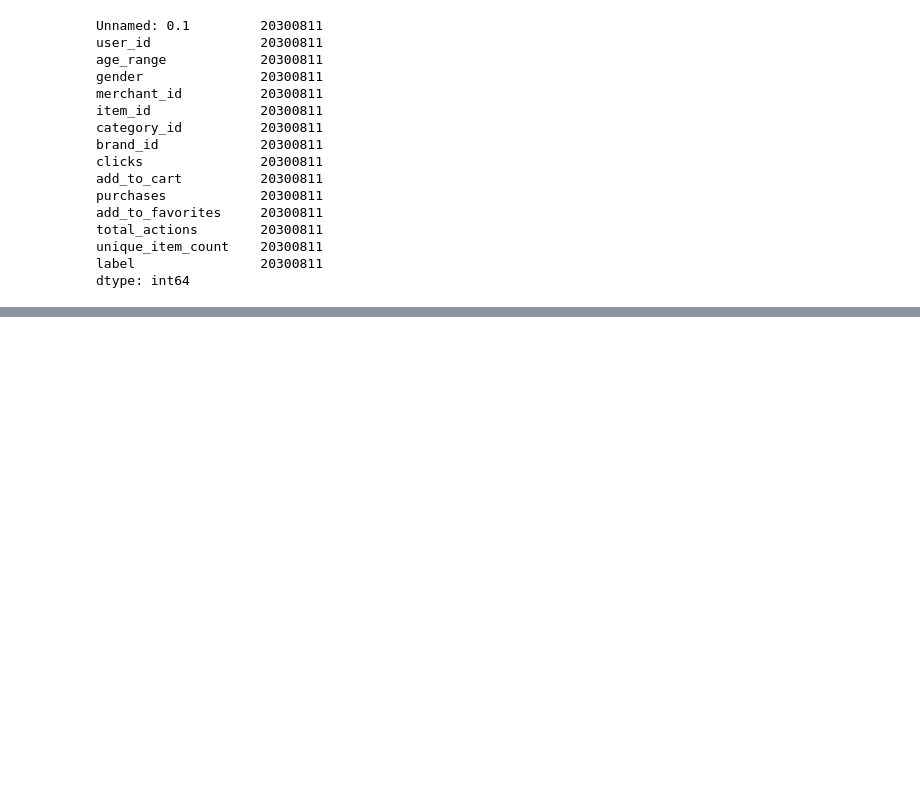
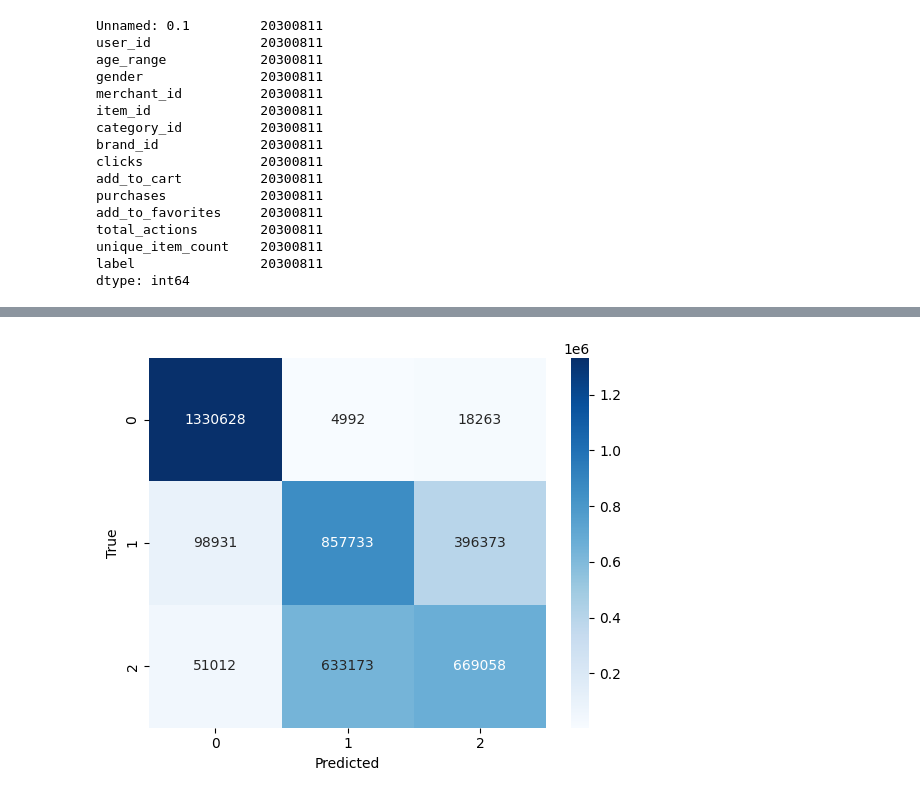
Before and after one commit to LINDAINES213/Proyecto2DS, a Jupyter notebook: Proyecto2.ipynb, the cells around one changed output, grey strips where cells are left out. Cells and saved outputs as stored; diff of their text form; code cells hidden in the pictures; blank space fills up the shorter version.

Commit message:
Modelo de Regresión Logística

```diff
--- a/Proyecto2.ipynb
+++ b/Proyecto2.ipynb
@@ -112,3 +112,102 @@ dataTrain.describe()
 | 50% | 3.513432e+06 | 2.122770e+05 | 3.000000e+00 | 0.000000e+00 | 2.492000e+03 | 5.548880e+05 | 8.490000e+02 | 4.073000e+03 | 4.000000e+00 | ... |
 | 75% | 5.261091e+06 | 3.166630e+05 | 4.000000e+00 | 7.078987e-01 | 3.596000e+03 | 8.307000e+05 | 1.180000e+03 | 5.910000e+03 | 9.000000e+00 | ... |
 | max | 7.030722e+06 | 4.241700e+05 | 8.000000e+00 | 2.000000e+00 | 4.995000e+03 | 1.113166e+06 | 1.671000e+03 | 8.477000e+03 | 6.962000e+03 | ... |
+# %%
+import pandas as pd
+import numpy as np
+from sklearn.model_selection import train_test_split
+from sklearn.preprocessing import LabelEncoder, StandardScaler
+from sklearn.linear_model import LogisticRegression
+from sklearn.metrics import accuracy_score, confusion_matrix, classification_report
+import seaborn as sns
+import matplotlib.pyplot as plt
+
+# Función para reducir el uso de memoria ajustando los tipos de datos
+def reduce_mem_usage(df):
+    for col in df.columns:
+        col_type = df[col].dtype
+
+        if col_type != object:
+            c_min = df[col].min()
+            c_max = df[col].max()
+
+            if str(col_type).startswith('int'):
+                if c_min > np.iinfo(np.int8).min and c_max < np.iinfo(np.int8).max:
+                    df[col] = df[col].astype(np.int8)
+                elif c_min > np.iinfo(np.int16).min and c_max < np.iinfo(np.int16).max:
+                    df[col] = df[col].astype(np.int16)
+                elif c_min > np.iinfo(np.int32).min and c_max < np.iinfo(np.int32).max:
+                    df[col] = df[col].astype(np.int32)
+                else:
+                    df[col] = df[col].astype(np.int64)
+            else:
+                df[col] = df[col].astype(np.float32)
+
+    return df
+
+# Definir el tamaño del chunk
+chunk_size = 100000  # Puedes ajustar este tamaño según tu memoria disponible
+
+# Leer el dataset por fragmentos y procesarlo
+data_chunks = pd.read_csv('data/dataTrain_balanced_timestamp.csv', chunksize=chunk_size, usecols=[
+    'user_id', 'age_range', 'gender', 'merchant_id', 'item_id', 'category_id',
+    'brand_id', 'clicks', 'add_to_cart', 'purchases', 'add_to_favorites',
+    'total_actions', 'unique_item_count', 'label', 'time_stamp'
+])
+
+# Lista para almacenar los chunks procesados
+data_list = []
+
+for chunk in data_chunks:
+    # Reducir el uso de memoria en cada chunk
+    chunk = reduce_mem_usage(chunk)
+
+    # Convertir la columna 'time_stamp' a tipo datetime
+    chunk['time_stamp'] = pd.to_datetime(chunk['time_stamp'], errors='coerce')
+
+    # Codificar las columnas categóricas con LabelEncoder
+    le = LabelEncoder()
+    chunk['gender'] = le.fit_transform(chunk['gender'].astype(str))
+    chunk['age_range'] = le.fit_transform(chunk['age_range'].astype(str))
+
+    # Agregar el chunk procesado a la lista
+    data_list.append(chunk)
+
+# Concatenar todos los chunks procesados
+dataTrain_timestamp = pd.concat(data_list, axis=0)
+
+# Definir características (X) y etiqueta (y)
+X = dataTrain_timestamp.drop(columns=['label', 'time_stamp'])  # Excluir 'label' y 'time_stamp'
+y = dataTrain_timestamp['label']
+
+# Dividir el dataset en conjunto de entrenamiento y prueba
+X_train, X_test, y_train, y_test = train_test_split(X, y, test_size=0.2, random_state=42)
+
+# Escalar las características
+scaler = StandardScaler()
+X_train = scaler.fit_transform(X_train)
+X_test = scaler.transform(X_test)
+
+# Instanciar el modelo de Regresión Logística
+model = LogisticRegression(max_iter=1000)
+
+# Entrenar el modelo
+model.fit(X_train, y_train)
+
+# Hacer predicciones en el conjunto de prueba
+y_pred = model.predict(X_test)
+
+# Imprimir resultados
+print(f'Accuracy: {accuracy_score(y_test, y_pred)}')
+print('Confusion Matrix:')
+print(confusion_matrix(y_test, y_pred))
+print('Classification Report:')
+print(classification_report(y_test, y_pred))
+
+# Visualización de la matriz de confusión
+cm = confusion_matrix(y_test, y_pred)
+sns.heatmap(cm, annot=True, fmt='d', cmap='Blues')
+plt.xlabel('Predicted')
+plt.ylabel('True')
+plt.show()
+# %% [output]
@@ -114,0 +229 @@ dataTrain.describe()
+[figure, added]
```
Also changed, not shown: parts of 1 cell of this notebook.
